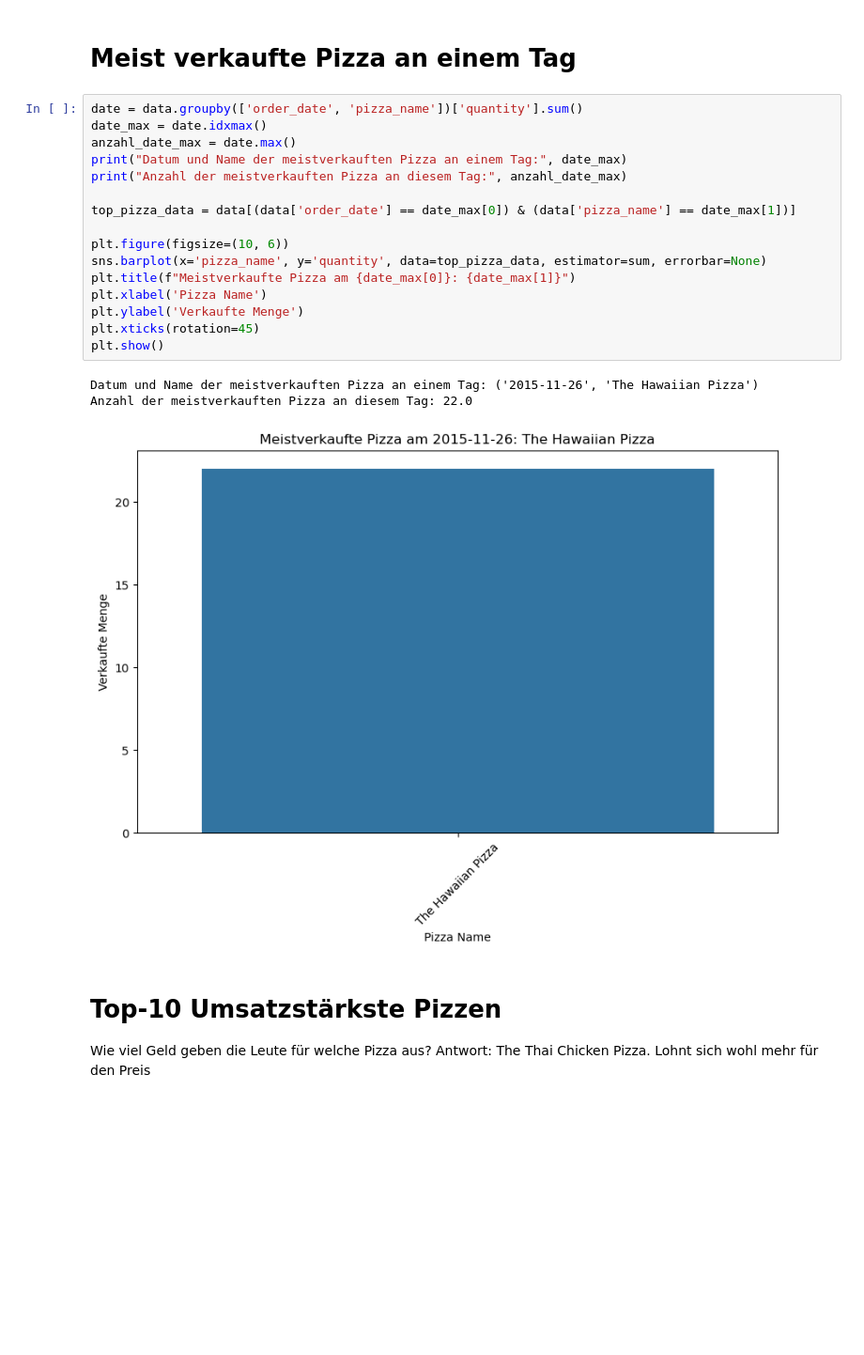
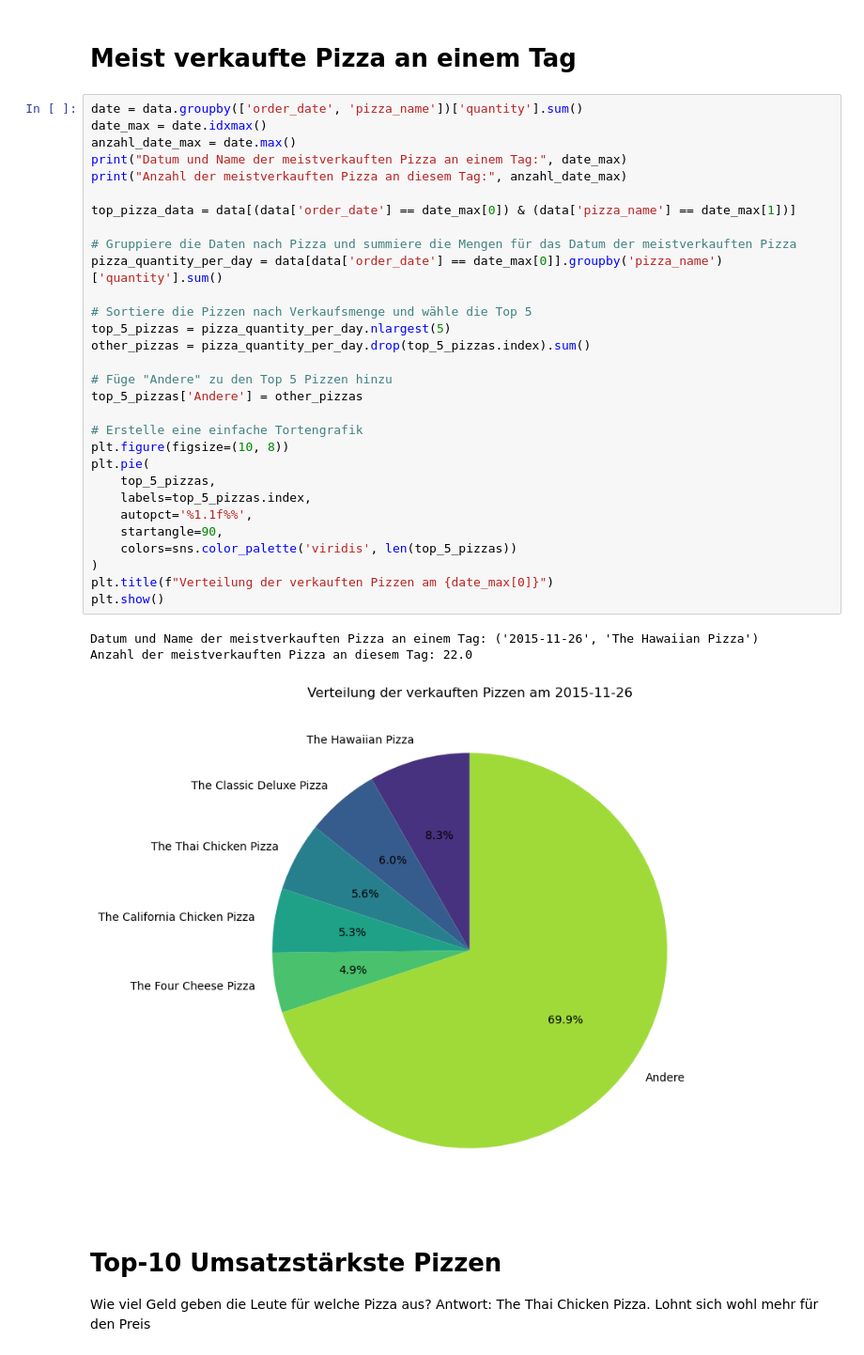
Before and after one commit to dasrinkana/pizza_sales, a Jupyter notebook: pizza.ipynb, the cells around one changed output. Shown at 94% size. Saved outputs shown, nothing was run; the diff lists cells and outputs as text; blank space fills up the shorter version.

```diff
--- a/pizza.ipynb
+++ b/pizza.ipynb
@@ -120,23 +128,37 @@ Name: quantity, dtype: float64
 # %%
 date = data.groupby(['order_date', 'pizza_name'])['quantity'].sum()
 date_max = date.idxmax()
 anzahl_date_max = date.max()
 print("Datum und Name der meistverkauften Pizza an einem Tag:", date_max)
 print("Anzahl der meistverkauften Pizza an diesem Tag:", anzahl_date_max)
 
 top_pizza_data = data[(data['order_date'] == date_max[0]) & (data['pizza_name'] == date_max[1])]
 
-plt.figure(figsize=(10, 6))
-sns.barplot(x='pizza_name', y='quantity', data=top_pizza_data, estimator=sum, errorbar=None)
-plt.title(f"Meistverkaufte Pizza am {date_max[0]}: {date_max[1]}")
-plt.xlabel('Pizza Name')
-plt.ylabel('Verkaufte Menge')
-plt.xticks(rotation=45)
+# Gruppiere die Daten nach Pizza und summiere die Mengen für das Datum der meistverkauften Pizza
+pizza_quantity_per_day = data[data['order_date'] == date_max[0]].groupby('pizza_name')['quantity'].sum()
+
+# Sortiere die Pizzen nach Verkaufsmenge und wähle die Top 5
+top_5_pizzas = pizza_quantity_per_day.nlargest(5)
+other_pizzas = pizza_quantity_per_day.drop(top_5_pizzas.index).sum()
+
+# Füge "Andere" zu den Top 5 Pizzen hinzu
+top_5_pizzas['Andere'] = other_pizzas
+
+# Erstelle eine einfache Tortengrafik
+plt.figure(figsize=(10, 8))
+plt.pie(
+    top_5_pizzas,
+    labels=top_5_pizzas.index,
+    autopct='%1.1f%%',
+    startangle=90,
+    colors=sns.color_palette('viridis', len(top_5_pizzas))
+)
+plt.title(f"Verteilung der verkauften Pizzen am {date_max[0]}")
 plt.show()
 # %% [output]
 Datum und Name der meistverkauften Pizza an einem Tag: ('2015-11-26', 'The Hawaiian Pizza')
 Anzahl der meistverkauften Pizza an diesem Tag: 22.0
-[figure, old version]
+[figure, new version]
 # %% [markdown]
 # Top-10 Umsatzstärkste Pizzen
 Wie viel Geld geben die Leute für welche Pizza aus?
```
Also changed, not shown: parts of 10 cells of this notebook.
